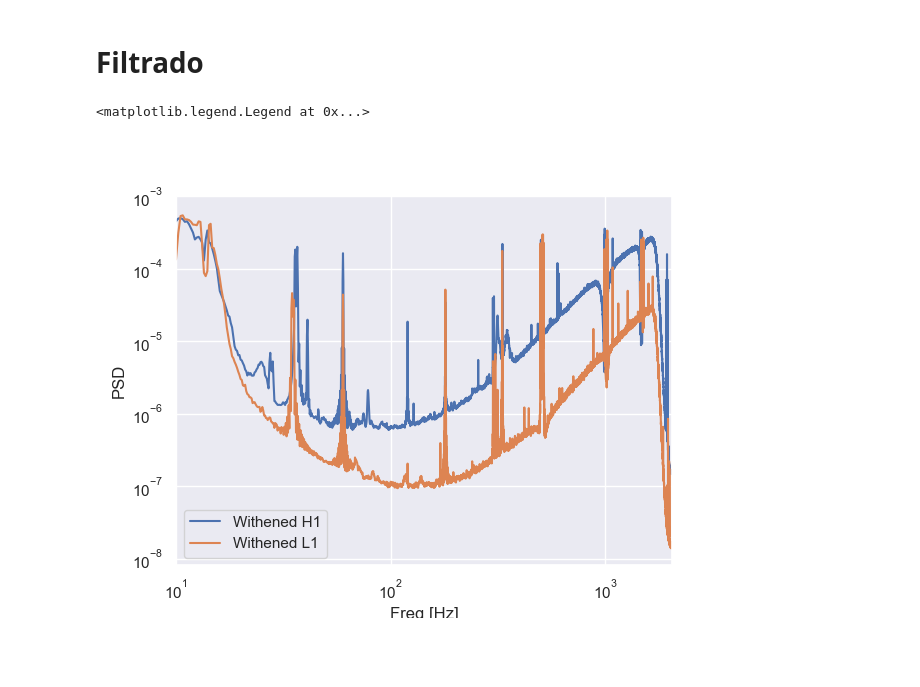
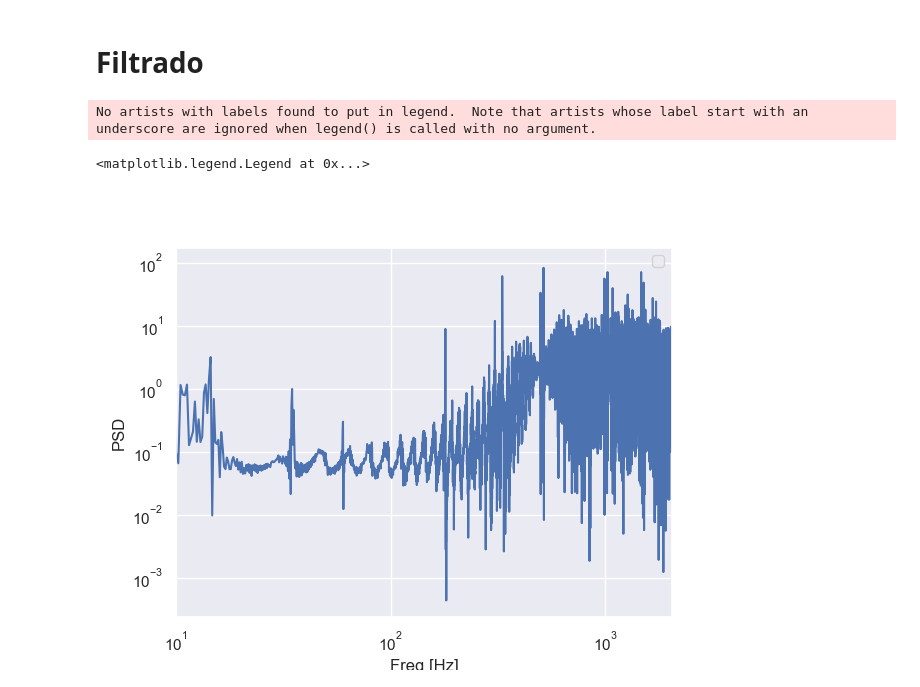
Before and after one commit to GonzaLinares/PASA_TP1, a Jupyter notebook: main.ipynb, the cells around one changed output. Drawn from its saved outputs; the diff is of its cells as text; code cells hidden in the pictures; blank space fills up the shorter version.

```diff
--- a/main.ipynb
+++ b/main.ipynb
@@ -135,11 +123,4 @@ def PSD(seq, padding_mul):
     return freq, Rx
-# %%
-
-def PSD(seq, padding_mult):
-    SeqF = rfft(seq, int(len(seq)*padding_mult))
-    psd = np.abs(SeqF)**2 / (len(seq))
-    freq = rfftfreq(int(len(seq)*padding_mult), 1/fs)
-    return freq, psd
 # %%
 plt.figure()
 rv = sg.correlate(strain_H1_after_noise, strain_H1_after_noise, mode="full")/N
@@ -174,7 +170,7 @@ def periodogram_averaging(data, seg_size, padding_multiplier, window):
     periodogram = np.zeros(len(freqs))
     for i in range(len(dataChunks)):
         # Se van agregando al promediado los periodogramas de cada bloque calculado a partir de la FFT del señal en el tiempo
-        periodogram = periodogram + np.abs(rfft(dataChunks[i], fftwindowSize))**2/(seg_size*len(dataChunks))
+        periodogram = periodogram + np.abs(rfft(dataChunks[i], fftwindowSize)*2/fftwindowSize)**2/(fftwindowSize*len(dataChunks))
 
     return freqs, periodogram, len(dataChunks)
 # %% [markdown]
@@ -230,6 +224,6 @@ plt.legend()
 # %%
-size = 16384
-window = sg.windows.boxcar
+size = 512
+window = sg.windows.bartlett
 freqs, after_preiodogram, Kaf = periodogram_averaging(strain_L1_after_noise, size, 4, window)
 paL1freqs, bf_preiodogram, Kbf = periodogram_averaging(strain_L1_before_noise, size, 4, window)
 Rxpa_estL1 = (after_preiodogram + bf_preiodogram)/2
@@ -283,36 +269,29 @@ plt.legend()
 ## H1
 # %%
 data_lenght = len(strain_H1_before_noise)
-data = strain_H1_before_noise[:data_lenght]
-# data_window = sg.windows.tukey(data_lenght, 0.25)
-# data *= data_window
+data_window = sg.windows.tukey(data_lenght, 1./4)
+data = strain_H1_before_noise[:data_lenght] * data_window
 
-lags2get = fs*5
+lags2get = fs*20
 window_size = lags2get*2+1
-pading = 2
 
-rx_full = sg.correlate(data, data, method='auto')/data_lenght
-lags = sg.correlation_lags(data_lenght, data_lenght)
+rx_full = sg.correlate(data, data)
 
-rx = rx_full[data_lenght-1-lags2get: data_lenght-1+lags2get+1]
+rx = rx_full[data_lenght-lags2get: data_lenght+lags2get+1]
 window1 = sg.windows.bartlett(window_size)
 window2 = sg.windows.parzen(window_size)
-
 vn1 = rx*window1
 vn2 = rx*window2
-plt.figure()
-plt.plot(lags, rx_full)
-plt.plot(lags[data_lenght-1-lags2get: data_lenght-1+lags2get+1], vn2)
 
-Rxps_estH1barlet = np.abs(rfft(vn1, window_size*pading))
-Rxps_estH1parzen = np.abs(rfft(vn2, window_size*pading))
-psH1freqs = rfftfreq(window_size*pading, 1/fs)
+Rxps_estH1barlet = np.abs(rfft(vn1))*window_size/2
+Rxps_estH1parzen = np.abs(rfft(vn2))*window_size/2
+psH1freqs = rfftfreq(window_size, 1/fs)
 
 plt.figure()
 
-plt.plot(psd_freq, psd, label="No window")
 plt.plot(psH1freqs, Rxps_estH1barlet, label="Barlett")
 plt.plot(psH1freqs, Rxps_estH1parzen, label="Parzen")
+plt.plot(psd_freq, psd, label="No window")
 plt.xscale('log')
 plt.yscale('log')
 plt.xlabel('Freq [Hz]')
@@ -387,15 +360,14 @@ filteredL1 = bandpass(35, 200, whitened_dL1)
 # %%
-fH1, pH1, _ = periodogram_averaging(white_testH1, 8192, 2, sg.windows.boxcar)
-fL1, pL1, _ = periodogram_averaging(white_testL1, 8192, 2, sg.windows.boxcar)
+f, p = PSD(whitened_dL1)
 plt.figure()
-plt.plot(fH1, pH1, label='Withened H1')
-plt.plot(fL1, pL1, label='Withened L1')
+plt.plot(f, p)
 plt.xscale('log')
 plt.yscale('log')
 plt.xlabel('Freq [Hz]')
 plt.ylabel('PSD')
 plt.xlim(10, fs/2)
 plt.legend()
 # %% [output]
-<matplotlib.legend.Legend at 0x...>
+No artists with labels found to put in legend.  Note that artists whose label start with an underscore are ignored when legend() is called with no argument.
+<matplotlib.legend.Legend at 0x...>
-[figure, old version]
+[figure, new version]
```
Also changed, not shown: parts of 25 cells of this notebook.
